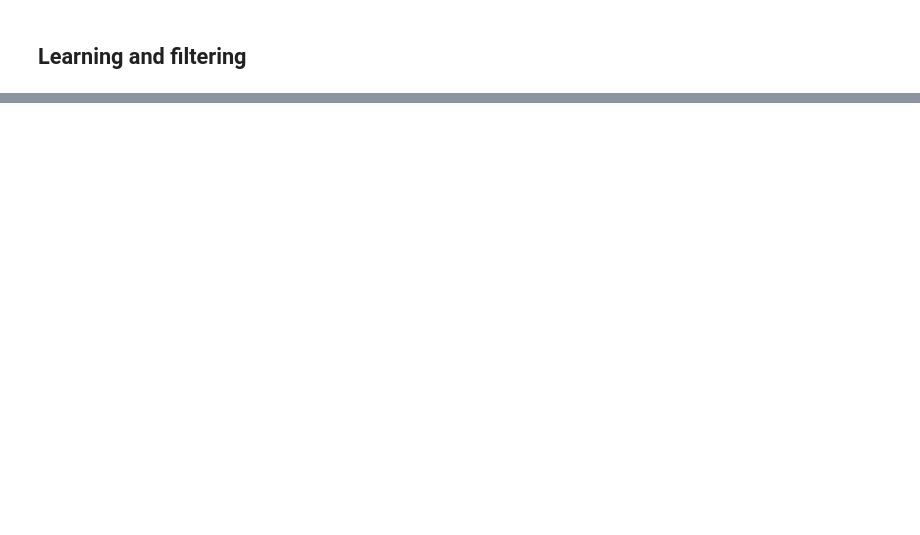
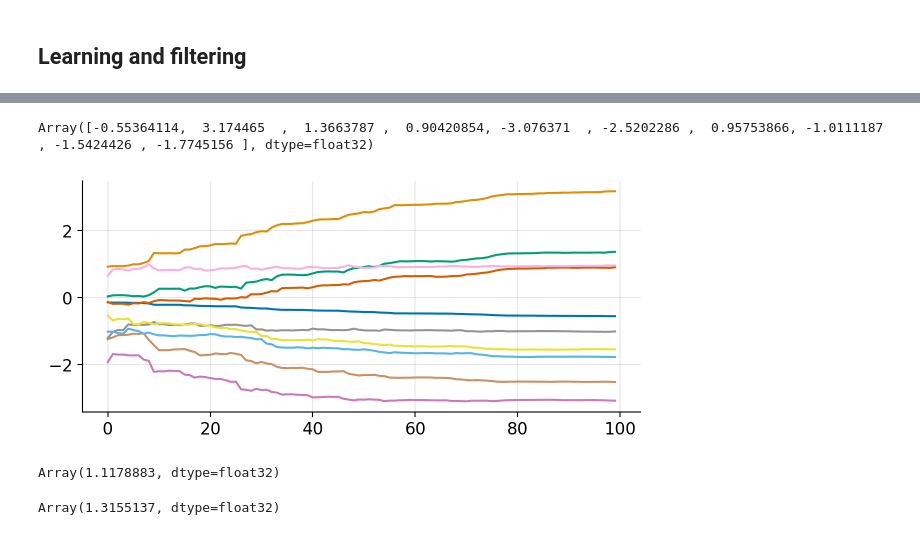
Before and after one commit to gerdm/filtering-notes, a Jupyter notebook: 03-kalman-filter/arma-learning.ipynb, the cells around one changed output, grey strips where cells are left out. Cells and saved outputs as stored; diff of their text form; code cells hidden in the pictures; blank space fills up the shorter version.

```diff
--- a/03-kalman-filter/arma-learning.ipynb
+++ b/03-kalman-filter/arma-learning.ipynb
@@ -200,0 +261,16 @@ def kf_step(bel: KFState, y, H, F, R, Q):
+# %%
+%%time
+state = KFState.init(key_train, dim=ma_n, cov_coeff=1.0, cov_latent=1.0)
+ssm_cfg = SSMConfig(
+    F=A,
+    Q=Q,
+    R=R,
+    latent_dim=state.dim,
+)
+
+A = block_diag(jnp.eye(ma_n), F)
+Q = block_diag(jnp.eye(ma_n) * 0.0, T @ R @ T.T)
+_step = partial(kf_step_lin, ssm=ssm_cfg)
+
+bel_final, hist_online = jax.lax.scan(_step, state, y[:, None])
+hist_online = jax.tree.map(jnp.squeeze, hist_online)
@@ -200,0 +280,18 @@ def kf_step(bel: KFState, y, H, F, R, Q):
+# %%
+bel_final.mean_coeff(bel_final.dim)
+# %% [output]
+Array([-0.55364114,  3.174465  ,  1.3663787 ,  0.90420854, -3.076371  , -2.5202286 ,  0.95753866, -1.0111187 , -1.5424426 , -1.7745156 ], dtype=float32)
+# %%
+for i in range(10):
+    plt.plot(hist_online["mu"][:, i])
+plt.grid(alpha=0.3)
+# %% [output]
+[figure, added]
+# %%
+jnp.sqrt(jnp.power(sample["y"] - hist_online["yhat"], 2).mean())
+# %% [output]
+Array(1.1178883, dtype=float32)
+# %%
+jnp.sqrt(jnp.power(sample["y"] - hist_optimal["yhat"], 2).mean())
+# %% [output]
+Array(1.3155137, dtype=float32)
```
Also changed, not shown: parts of 23 cells of this notebook.
